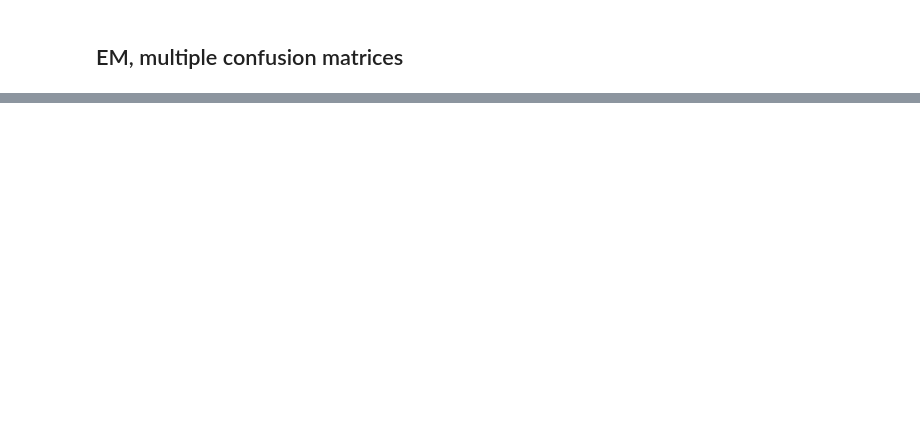
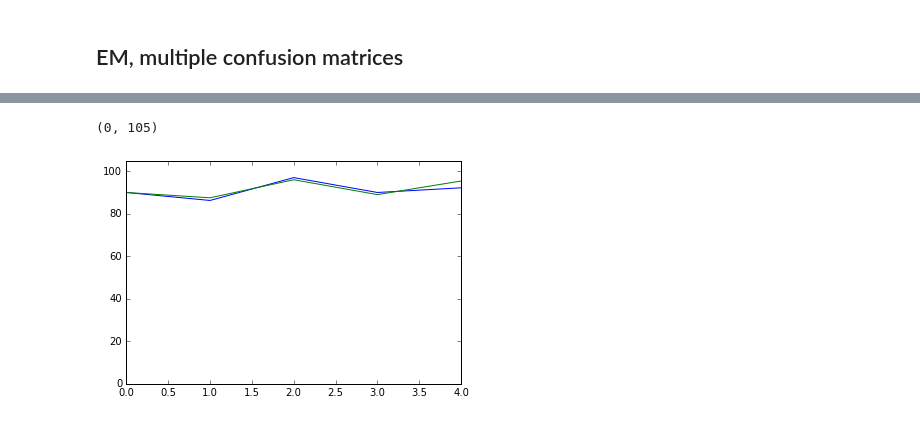
Before and after one commit to abhishekmalali/questioning-strategy-classification, a Jupyter notebook: notebooks/Dawid_Skene.ipynb, the cells around one changed output, grey strips where cells are left out. Drawn from its saved outputs; the diff is of its cells as text; code cells hidden in the pictures; blank space fills up the shorter version.

```diff
--- a/notebooks/Dawid_Skene.ipynb
+++ b/notebooks/Dawid_Skene.ipynb
@@ -122,7 +114,11 @@ def E_step2(rho=rho, r=r, thetas=thetas):
 
     return zeds
 # %%
-def M_step2(z, r=r):
+def M_step2(z, r):
+    num_classes = z.shape[1]
+    num_data = z.shape[0]
+    num_experts = r.shape[1]
+
     thet = np.zeros((num_experts,num_classes,num_classes))
     for k in range(num_classes):
         for t in range(num_classes):
@@ -188,0 +189,10 @@ Accuracy is 94.8%
+# %%
+ran = ['40','80','100','200','500']
+results_shared=np.zeros(len(ran))
+results_separate=np.zeros(len(ran))
+
+for ii, num in enumerate(ran):
+    data = '../data/preset_MC_'+num+'_5_4.npz.npy'
+    trueCls = '../data/preset_MC_'+num+'_5_4_reference_classes.npy'
+    results_shared[ii] = results_shared_conf(data, trueCls)
+    results_separate[ii] = results_separate_conf(data, trueCls)
@@ -188,0 +217,10 @@ Accuracy is 94.8%
+# %%
+ran = ['40','80','100','200','500']
+results_hard_shared=np.zeros(len(ran))
+results_hard_separate=np.zeros(len(ran))
+
+for ii, num in enumerate(ran):
+    data = '../data/hard_preset_MC_'+num+'_5_4.npz.npy'
+    trueCls = '../data/hard_preset_MC_'+num+'_5_4_reference_classes.npy'
+    results_hard_shared[ii] = results_shared_conf(data, trueCls)
+    results_hard_separate[ii] = results_separate_conf(data, trueCls)
@@ -188,0 +245,10 @@ Accuracy is 94.8%
+# %%
+ran = ['40','80','100','200','500']
+results_extrahard_shared=np.zeros(len(ran))
+results_extrahard_separate=np.zeros(len(ran))
+
+for ii, num in enumerate(ran):
+    data = '../data/extrahard_MC_'+num+'_5_4.npz.npy'
+    trueCls = '../data/extrahard_MC_'+num+'_5_4_reference_classes.npy'
+    results_extrahard_shared[ii] = results_shared_conf(data, trueCls)
+    results_extrahard_separate[ii] = results_separate_conf(data, trueCls)
@@ -188,0 +273,7 @@ Accuracy is 94.8%
+# %%
+plt.plot(results_extrahard_shared)
+plt.plot(results_extrahard_separate)
+plt.ylim(0,105)
+# %% [output]
+(0, 105)
+[figure, added]
```
Also changed, not shown: parts of 21 cells of this notebook.
